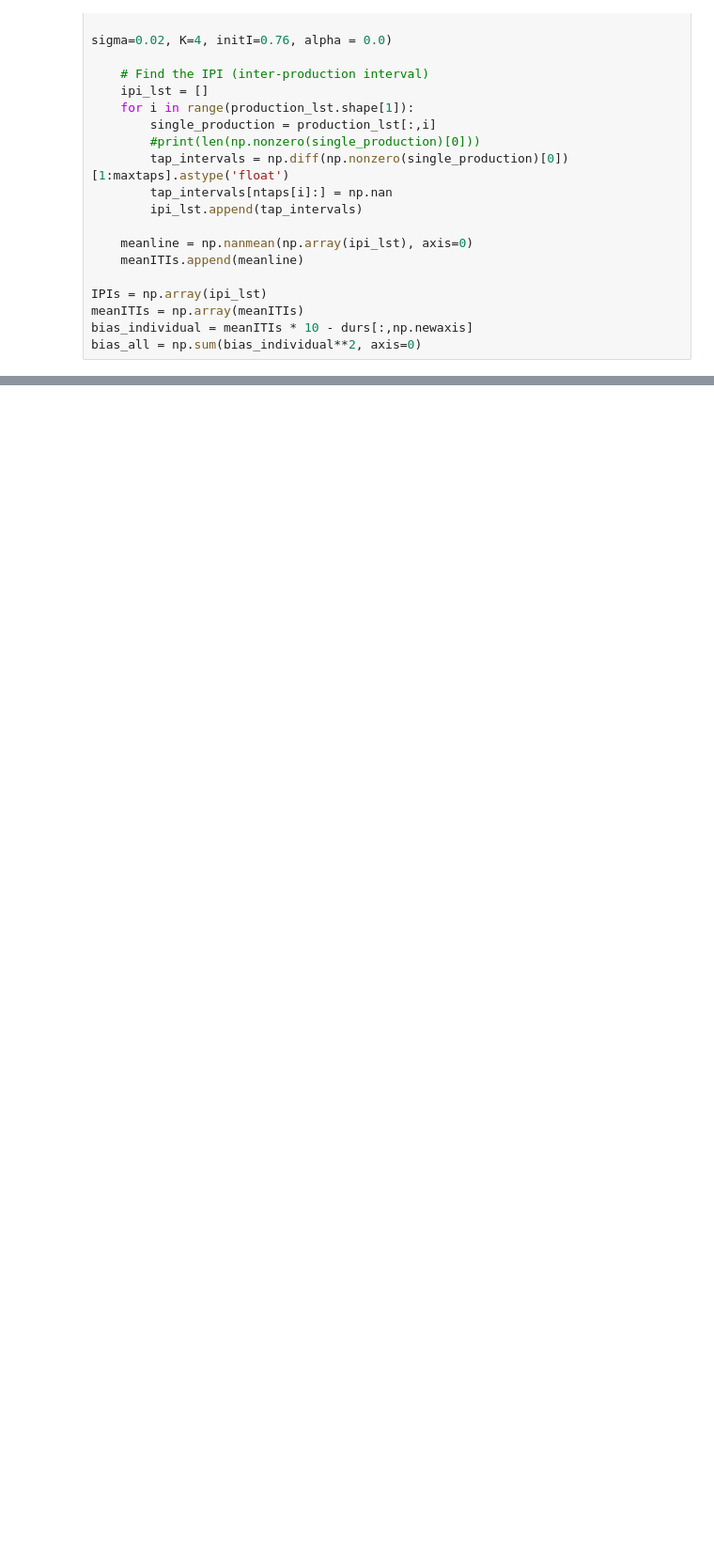
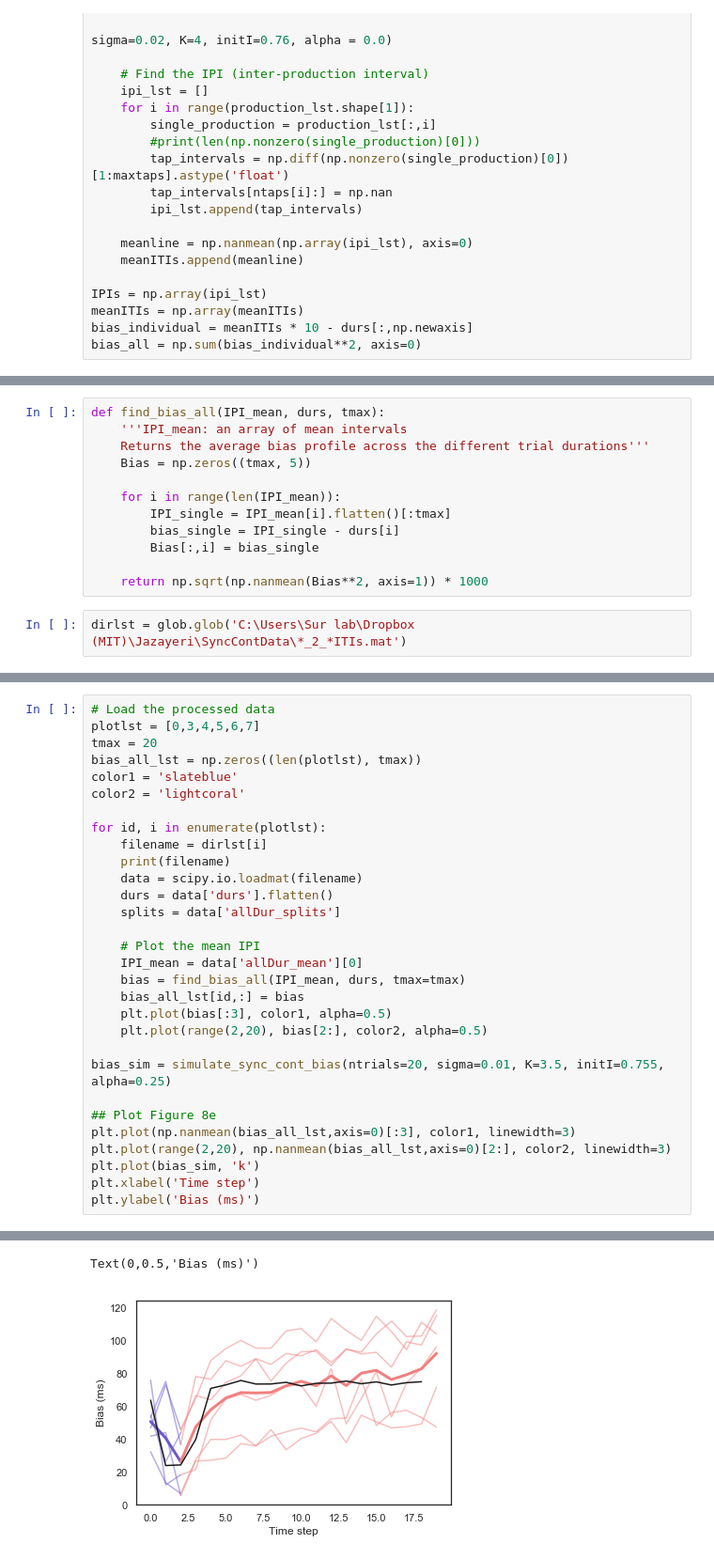
Before and after one commit to jazlab/SE_NL_MJ_2020, a Jupyter notebook: SynchronizationNetwork_noise.ipynb, the cells around one changed output, grey strips where cells are left out. Shown at 94% size. Saved outputs shown, nothing was run; the diff lists cells and outputs as text; blank space fills up the shorter version.

Commit message:
Added fit to data, sync cont

```diff
--- a/SynchronizationNetwork_noise.ipynb
+++ b/SynchronizationNetwork_noise.ipynb
@@ -747,0 +749,14 @@ Mean of empty slice
+# %%
+def find_bias_all(IPI_mean, durs, tmax):
+    '''IPI_mean: an array of mean intervals
+    Returns the average bias profile across the different trial durations'''
+    Bias = np.zeros((tmax, 5))
+
+    for i in range(len(IPI_mean)):
+        IPI_single = IPI_mean[i].flatten()[:tmax]
+        bias_single = IPI_single - durs[i]
+        Bias[:,i] = bias_single
+
+    return np.sqrt(np.nanmean(Bias**2, axis=1)) * 1000
+# %%
+dirlst = glob.glob('C:\Users\Sur lab\Dropbox (MIT)\Jazayeri\SyncContData\*_2_*ITIs.mat')
@@ -747,0 +787,31 @@ Mean of empty slice
+# %%
+# Load the processed data
+plotlst = [0,3,4,5,6,7]
+tmax = 20
+bias_all_lst = np.zeros((len(plotlst), tmax))
+color1 = 'slateblue'
+color2 = 'lightcoral'
+
+for id, i in enumerate(plotlst):
+    filename = dirlst[i]
+    print(filename)
+    data = scipy.io.loadmat(filename)
+    durs = data['durs'].flatten()
+    splits = data['allDur_splits']
+
+    # Plot the mean IPI
+    IPI_mean = data['allDur_mean'][0]
+    bias = find_bias_all(IPI_mean, durs, tmax=tmax)
+    bias_all_lst[id,:] = bias
+    plt.plot(bias[:3], color1, alpha=0.5)
+    plt.plot(range(2,20), bias[2:], color2, alpha=0.5)
+
+bias_sim = simulate_sync_cont_bias(ntrials=20, sigma=0.01, K=3.5, initI=0.755, alpha=0.25)
+
+## Plot Figure 8e
+plt.plot(np.nanmean(bias_all_lst,axis=0)[:3], color1, linewidth=3)
+plt.plot(range(2,20), np.nanmean(bias_all_lst,axis=0)[2:], color2, linewidth=3)
+plt.plot(bias_sim, 'k')
+plt.xlabel('Time step')
+plt.ylabel('Bias (ms)')
+# %% [output]
@@ -747,0 +824,2 @@ Mean of empty slice
+Text(0,0.5,'Bias (ms)')
+[figure, added]
```
Also changed, not shown: parts of 8 cells of this notebook.
